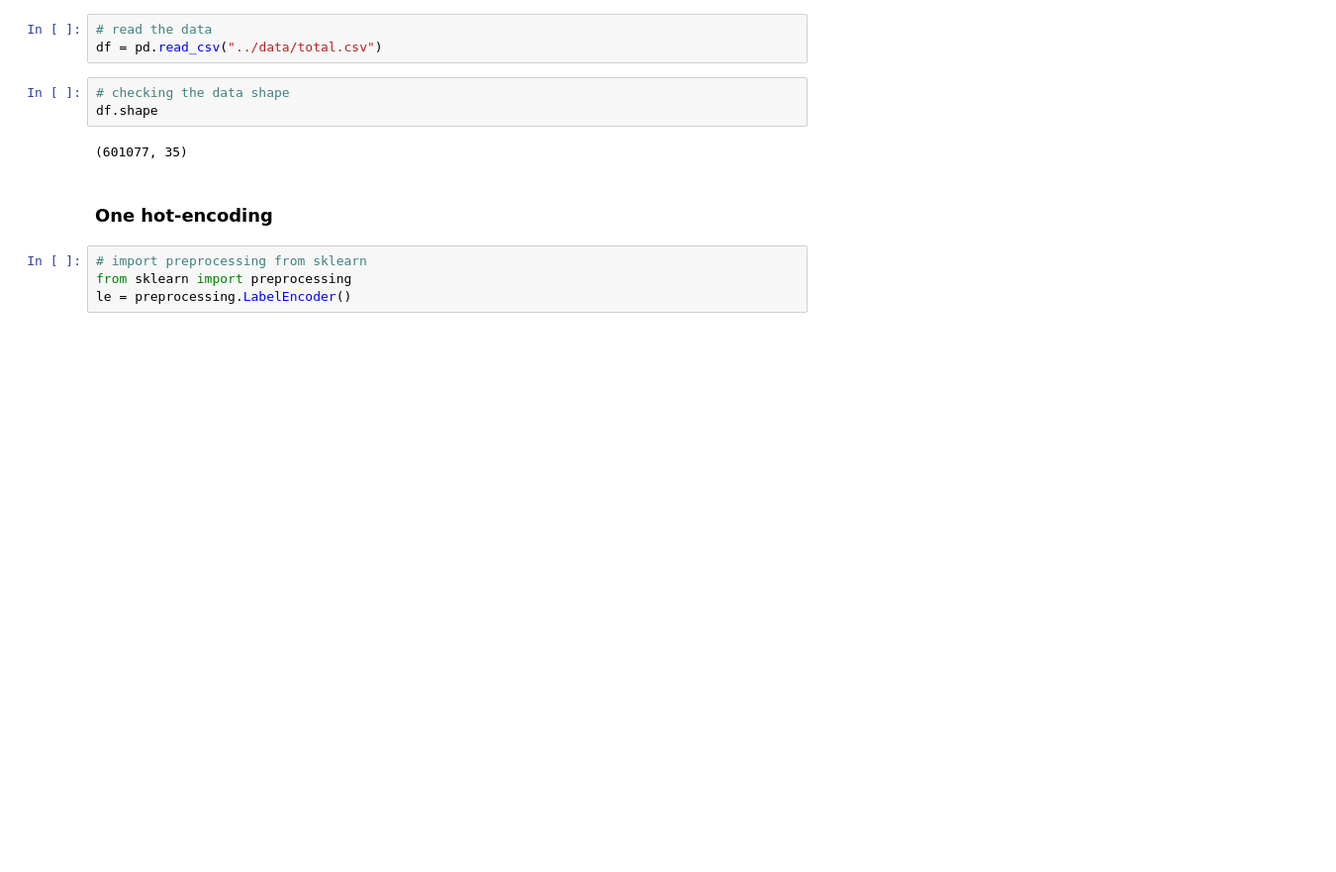
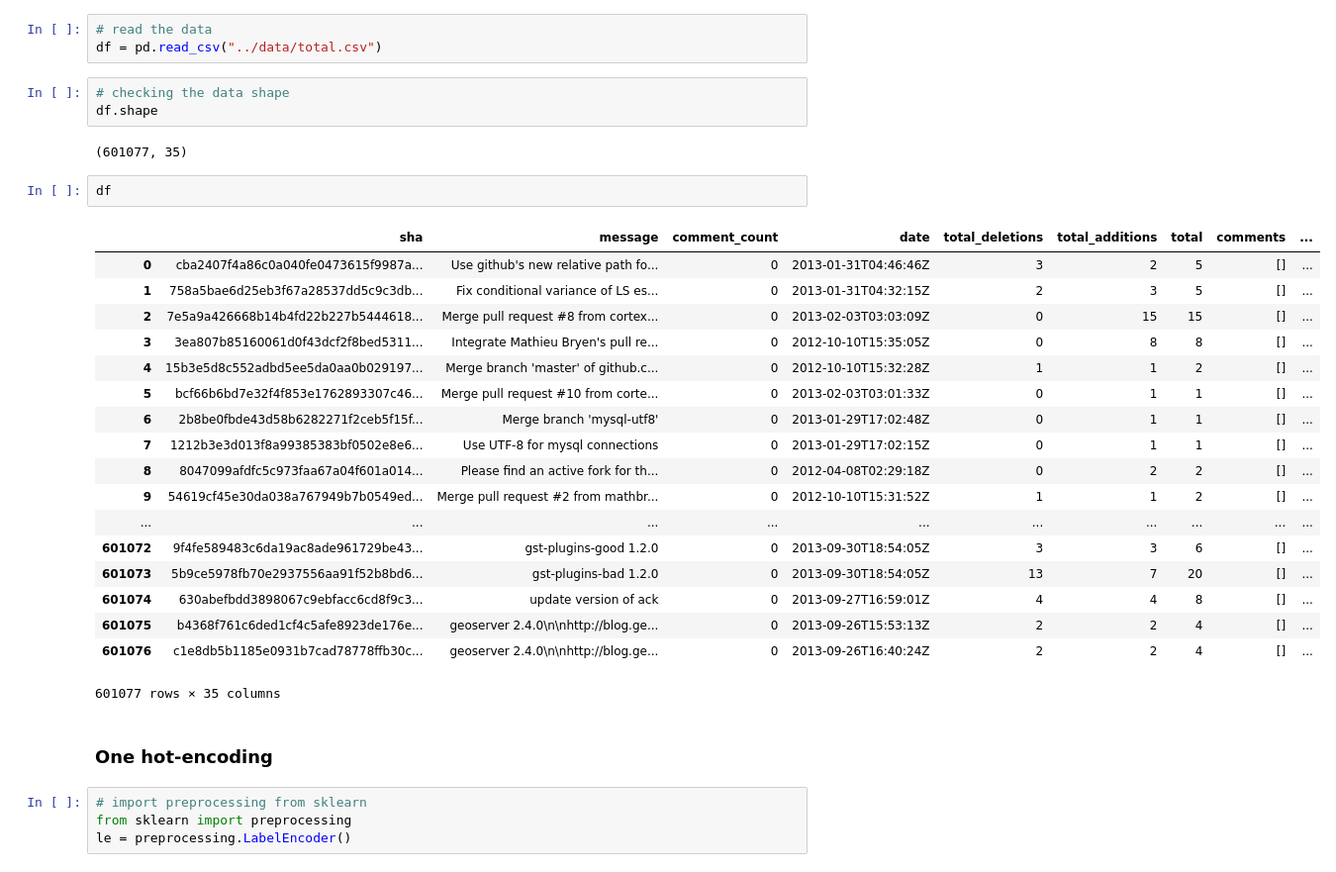
Before and after one commit to gesteves91/software-engineering-ml, a Jupyter notebook: notebooks/01-feature-engineering.ipynb, the cells around one changed output. Shown at 99% size. Cells and saved outputs as stored; diff of their text form; blank space fills up the shorter version.

```diff
--- a/notebooks/01-feature-engineering.ipynb
+++ b/notebooks/01-feature-engineering.ipynb
@@ -12,6 +12,27 @@ df = pd.read_csv("../data/total.csv")
 df.shape
 # %% [output]
 (601077, 35)
+# %%
+df
+# %% [output]
+|  | sha | message | comment_count | date | total_deletions | total_additions | total | comments | ... |
+| 0 | cba2407f4a86c0a040fe0473615f9987a... | Use github's new relative path fo... | 0 | 2013-01-31T04:46:46Z | 3 | 2 | 5 | [] | ... |
+| 1 | 758a5bae6d25eb3f67a28537dd5c9c3db... | Fix conditional variance of LS es... | 0 | 2013-01-31T04:32:15Z | 2 | 3 | 5 | [] | ... |
+| 2 | 7e5a9a426668b14b4fd22b227b5444618... | Merge pull request #8 from cortex... | 0 | 2013-02-03T03:03:09Z | 0 | 15 | 15 | [] | ... |
+| 3 | 3ea807b85160061d0f43dcf2f8bed5311... | Integrate Mathieu Bryen's pull re... | 0 | 2012-10-10T15:35:05Z | 0 | 8 | 8 | [] | ... |
+| 4 | 15b3e5d8c552adbd5ee5da0aa0b029197... | Merge branch 'master' of github.c... | 0 | 2012-10-10T15:32:28Z | 1 | 1 | 2 | [] | ... |
+| 5 | bcf66b6bd7e32f4f853e1762893307c46... | Merge pull request #10 from corte... | 0 | 2013-02-03T03:01:33Z | 0 | 1 | 1 | [] | ... |
+| 6 | 2b8be0fbde43d58b6282271f2ceb5f15f... | Merge branch 'mysql-utf8' | 0 | 2013-01-29T17:02:48Z | 0 | 1 | 1 | [] | ... |
+| 7 | 1212b3e3d013f8a99385383bf0502e8e6... | Use UTF-8 for mysql connections | 0 | 2013-01-29T17:02:15Z | 0 | 1 | 1 | [] | ... |
+| 8 | 8047099afdfc5c973faa67a04f601a014... | Please find an active fork for th... | 0 | 2012-04-08T02:29:18Z | 0 | 2 | 2 | [] | ... |
+| 9 | 54619cf45e30da038a767949b7b0549ed... | Merge pull request #2 from mathbr... | 0 | 2012-10-10T15:31:52Z | 1 | 1 | 2 | [] | ... |
+| ... | ... | ... | ... | ... | ... | ... | ... | ... | ... |
+| 601072 | 9f4fe589483c6da19ac8ade961729be43... | gst-plugins-good 1.2.0 | 0 | 2013-09-30T18:54:05Z | 3 | 3 | 6 | [] | ... |
+| 601073 | 5b9ce5978fb70e2937556aa91f52b8bd6... | gst-plugins-bad 1.2.0 | 0 | 2013-09-30T18:54:05Z | 13 | 7 | 20 | [] | ... |
+| 601074 | 630abefbdd3898067c9ebfacc6cd8f9c3... | update version of ack | 0 | 2013-09-27T16:59:01Z | 4 | 4 | 8 | [] | ... |
+| 601075 | b4368f761c6ded1cf4c5afe8923de176e... | geoserver 2.4.0\n\nhttp://blog.ge... | 0 | 2013-09-26T15:53:13Z | 2 | 2 | 4 | [] | ... |
+| 601076 | c1e8db5b1185e0931b7cad78778ffb30c... | geoserver 2.4.0\n\nhttp://blog.ge... | 0 | 2013-09-26T16:40:24Z | 2 | 2 | 4 | [] | ... |
+601077 rows × 35 columns
 # %% [markdown]
 ### One hot-encoding
 # %%
```
Also changed, not shown: 2 other files.
